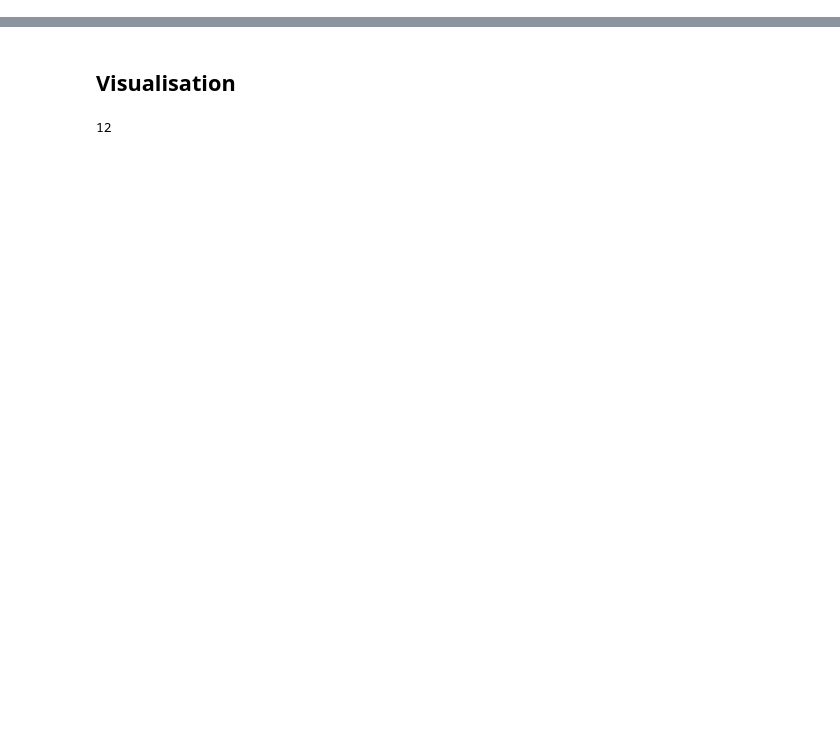
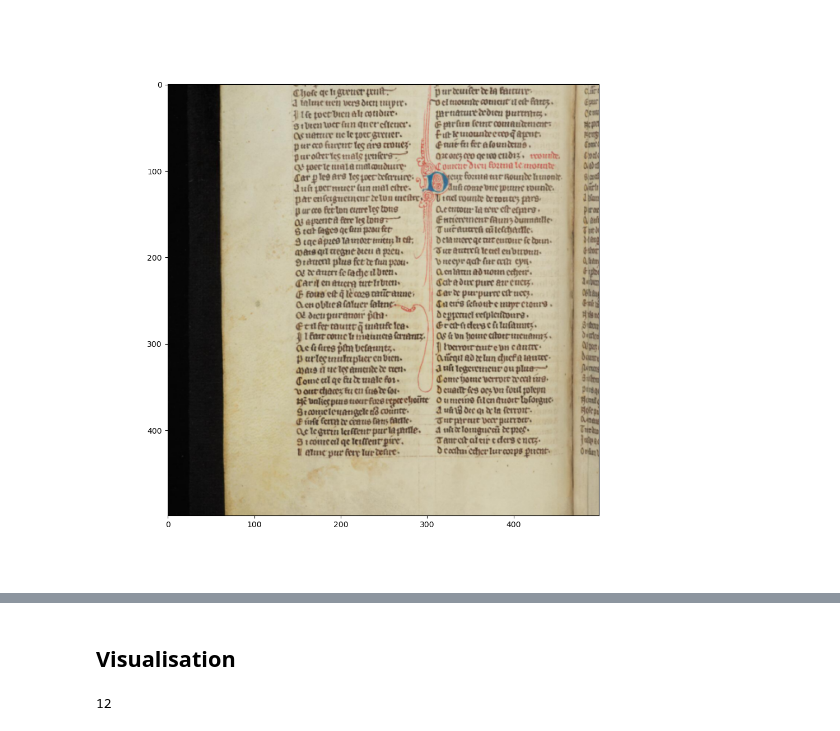
Before and after one commit to wjm41/on2logic, a Jupyter notebook: notebooks/visualisation.ipynb, the cells around one changed output, grey strips where cells are left out. Saved outputs shown, nothing was run; the diff lists cells and outputs as text; code cells hidden in the pictures; blank space fills up the shorter version.

```diff
--- a/notebooks/visualisation.ipynb
+++ b/notebooks/visualisation.ipynb
@@ -61,7 +20,0 @@ torch.Size([10, 3, 224, 224])
-# %%
-import matplotlib.pyplot as plt
-
-def plot_image(image_tensor):
-    plt.imshow(image_tensor.permute(1, 2, 0))
-    plt.show()
-plot_image(images[0])
@@ -97,0 +21,21 @@ tensor([0.8008, 0.7143, 0.7377, 0.7263, 0.7718, 1.0000, 0.5818, 0.5185, 0.5374,
+# %%
+import matplotlib.pyplot as plt
+
+def plot_image(image_tensor, gray=True):
+    if isinstance(image_tensor, torch.Tensor):
+        image_tmp = image_tensor.clone()
+        image_tmp = image_tmp.numpy()
+        image_tmp=np.swapaxes(image_tmp,0,1)
+        image_tmp=np.swapaxes(image_tmp,1,2)
+
+    elif isinstance(image_tensor, np.ndarray):
+        image_tmp = image_tensor.copy()
+    fig = plt.figure(figsize=(10,10))
+    if gray:
+        plt.imshow(image_tmp, cmap='gray')
+    else:
+        plt.imshow(image_tmp)
+    plt.show()
+plot_image(image_batch[0])
+# %% [output]
+[figure, added]
```
Also changed, not shown: parts of 19 cells of this notebook.
